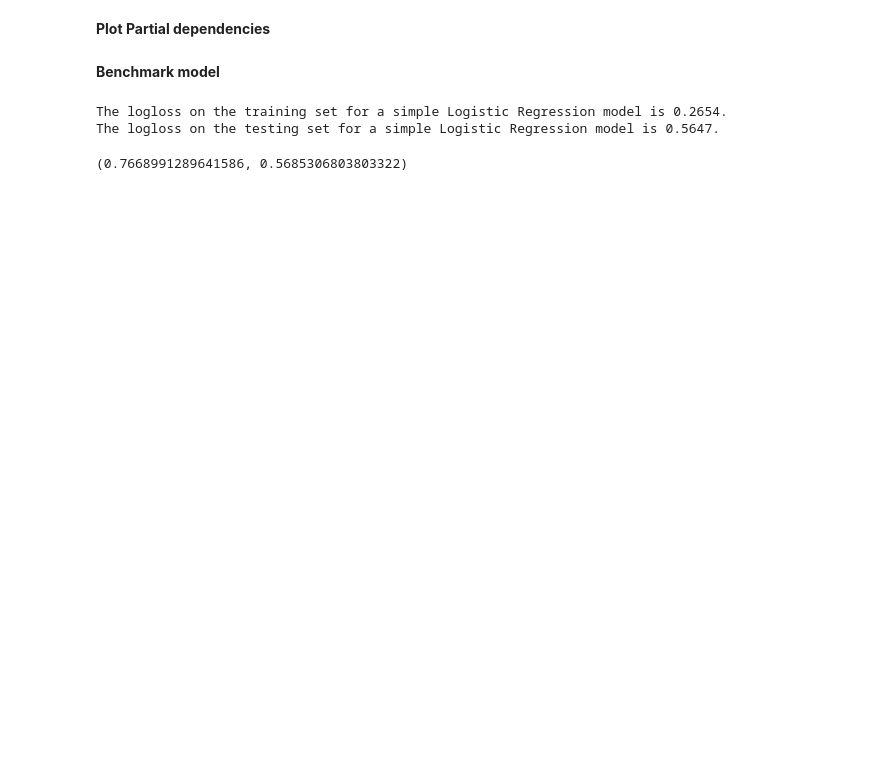
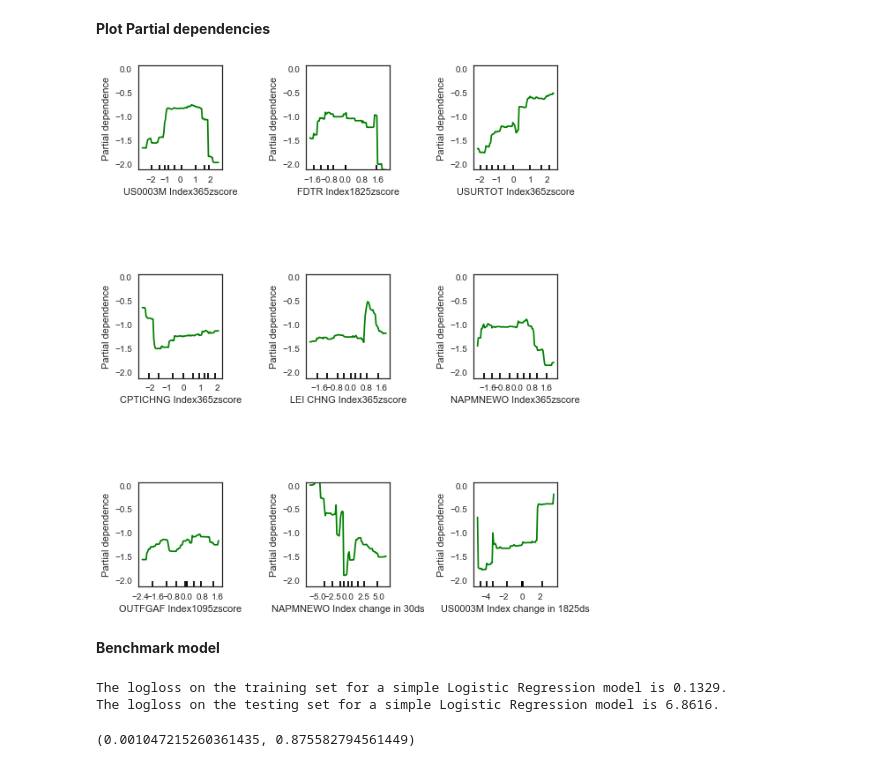
Before and after one commit to Son17/Data-Science-Projects, a Jupyter notebook: Predicting jump risk for US high yield 0218 v1.ipynb, the cells around one changed output. Saved outputs shown, nothing was run; the diff lists cells and outputs as text; code cells hidden in the pictures; blank space fills up the shorter version.

```diff
--- a/Predicting jump risk for US high yield 0218 v1.ipynb
+++ b/Predicting jump risk for US high yield 0218 v1.ipynb
@@ -263,7 +278,7 @@ from sklearn.model_selection import TimeSeriesSplit
 group = []
 for i in np.linspace(10,20,num=11):
     i=int(i)
-    params = {'n_estimators': 500, 'max_depth': 10, 'max_features': 0.3,
+    params = {'n_estimators': 500, 'max_depth': 10, 'max_features': 0.4,
           'learning_rate': 0.01, 'max_leaf_nodes': i, 'random_state': 47}
 
     gbc = GradientBoostingClassifier(**params)
@@ -415,7 +439,7 @@ y_test = y[5301:]
 group2 = []
 for i in np.linspace(10,20,num=11):
     i=int(i)
-    params = {'n_estimators': 500, 'max_depth': 6, 'max_features': 0.5,
+    params = {'n_estimators': 500, 'max_depth': 10, 'max_features': 0.7,
           'learning_rate': 0.01, 'max_leaf_nodes': i, 'random_state': 47}
 
     gbc2 = GradientBoostingClassifier(**params)
@@ -478,14 +513,16 @@ from sklearn.ensemble.partial_dependence import partial_dependence
 # %%
 names = X_train_vif.columns
 
 
 
-features = [0, 1, 2, 3, 4, 5, 6, 7, 8, 9, 10, 11, 12, 13, 14, 15, 16, 17, 18, 19, 20]
+features = [0, 1, 2, 3, 4, 5, 6, 7, 8]
 fig, axs = plot_partial_dependence(gbc2, X_train_vif, features,
                                    feature_names=names,
                                    n_jobs=1, n_cols= 3, grid_resolution=100)
 plt.subplots_adjust(left=None, bottom=None, right=1.2, top=2.2,
                 wspace=1, hspace=1)
+# %% [output]
+[figure, added]
 # %% [markdown]
 **Benchmark model**
 # %%
@@ -506,19 +543,19 @@ y_pred_regr_train = pd.DataFrame(y_pred_regr_train, index=y_train.index)
 
 # how does the basic model perform?
 
-AUC = log_loss(y_test, y_pred_regr[1])
-AUC_train = log_loss(y_train, y_pred_regr_train[1])
+LogLoss3 = log_loss(y_test, y_pred_regr[1])
+Logloss_train3 = log_loss(y_train, y_pred_regr_train[1])
 
-print("The logloss on the training set for a simple Logistic Regression model is {:.4f}.".format(AUC_train))
-print("The logloss on the testing set for a simple Logistic Regression model is {:.4f}.".format(AUC))
+print("The logloss on the training set for a simple Logistic Regression model is {:.4f}.".format(Logloss_train3))
+print("The logloss on the testing set for a simple Logistic Regression model is {:.4f}.".format(LogLoss3))
 # %% [output]
-The logloss on the training set for a simple Logistic Regression model is 0.2654.
-The logloss on the testing set for a simple Logistic Regression model is 0.5647.
+The logloss on the training set for a simple Logistic Regression model is 0.1329.
+The logloss on the testing set for a simple Logistic Regression model is 6.8616.
 # %%
 # transform log loss metric into an average probability that model classifies accurately
 import math
-test_prob_BM = math.exp(-0.2654)
-train_prob_BM = math.exp(- 0.5647)
+test_prob_BM = math.exp(-LogLoss3)
+train_prob_BM = math.exp(-Logloss_train3)
 print(test_prob_BM, train_prob_BM)
 # %% [output]
-(0.7668991289641586, 0.5685306803803322)
+(0.001047215260361435, 0.875582794561449)
```
Also changed, not shown: parts of 24 cells of this notebook.
